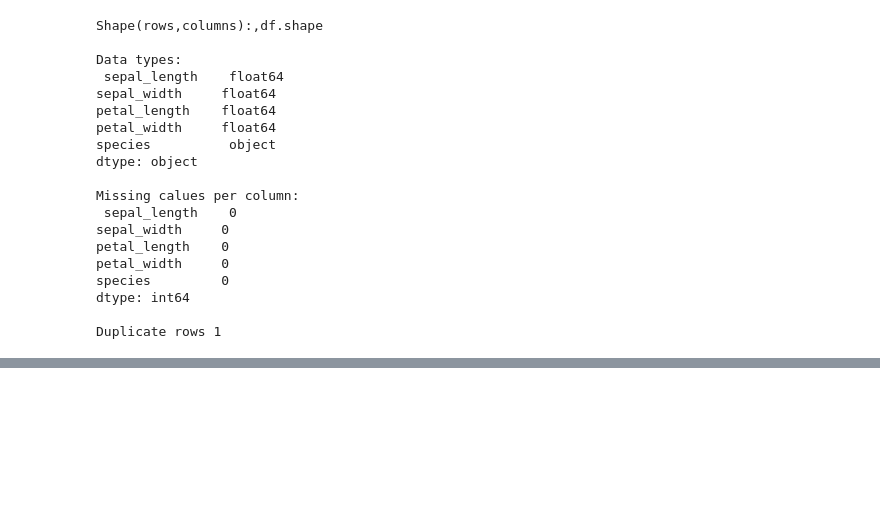
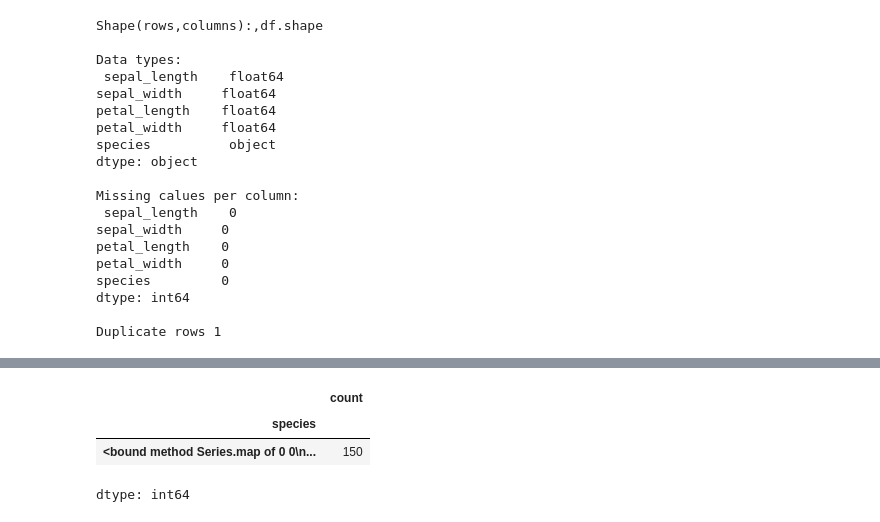
Before and after one commit to shivamkumar359/3rd-SEM-CLASS-CODES, a Jupyter notebook: ML/W2/ML_WEEK_2_PRACTICAL_sESSION_BY_MITHUN_DJ_.ipynb, the cells around one changed output, grey strips where cells are left out. Cells and saved outputs as stored; diff of their text form; code cells hidden in the pictures; blank space fills up the shorter version.

```diff
--- a/ML/W2/ML_WEEK_2_PRACTICAL_sESSION_BY_MITHUN_DJ_.ipynb
+++ b/ML/W2/ML_WEEK_2_PRACTICAL_sESSION_BY_MITHUN_DJ_.ipynb
@@ -118,0 +148,7 @@ Duplicate rows 1
+# %%
+df['species'].value_counts()
+# %% [output]
+|  | count |
+| species |  |
+| <bound method Series.map of 0 0\n... | 150 |
+dtype: int64
```
Also changed, not shown: parts of 5 cells of this notebook.
